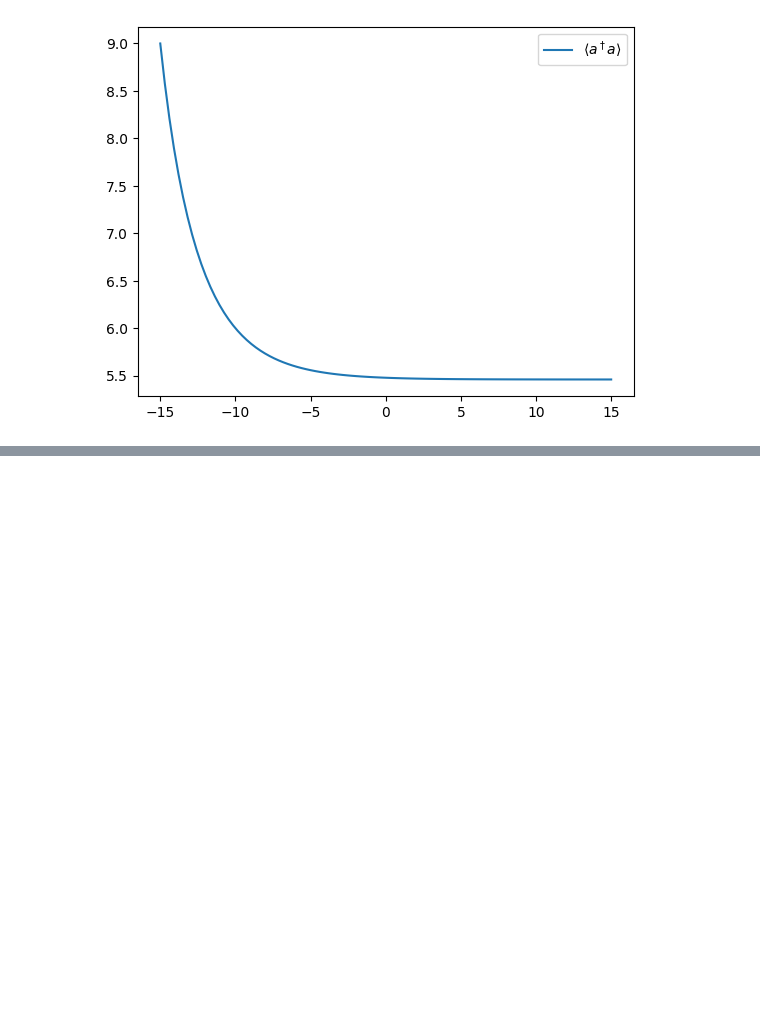
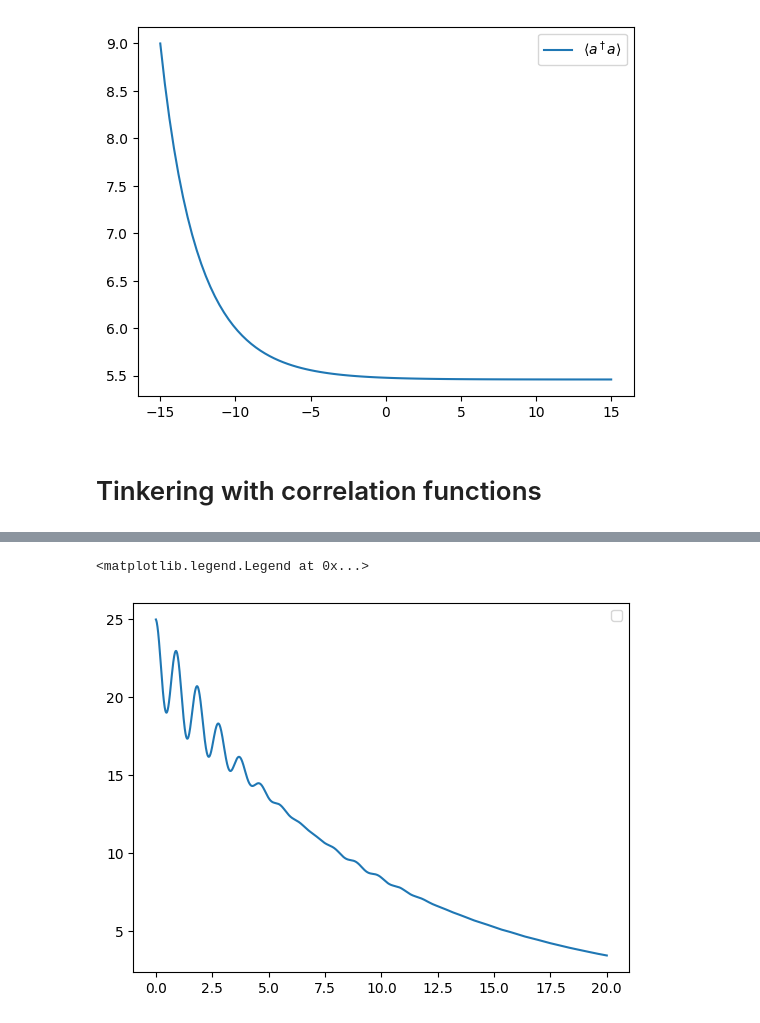
Before and after one commit to MechanicalPenguin225/quandelight, a Jupyter notebook: notebooks/discovering_qutip.ipynb, the cells around one changed output, grey strips where cells are left out. Drawn from its saved outputs; the diff is of its cells as text; code cells hidden in the pictures; blank space fills up the shorter version.

Commit message:
Updated notebooks (tinkering)

```diff
--- a/notebooks/discovering_qutip.ipynb
+++ b/notebooks/discovering_qutip.ipynb
@@ -194,3 +194,28 @@ ax.legend()
 # %% [output]
 <matplotlib.legend.Legend at 0x...>
 [figure]
+# %% [markdown]
+# Tinkering with correlation functions
+# %%
+t = np.linspace(0.0, 20.0, 2001)
+
+psi0 = tensor(fock(2,0), fock(10, 5))
+
+a  = tensor(qeye(2), destroy(10))
+ada = a.dag()*a
+
+sm = tensor(destroy(2), qeye(10))
+
+H = 2 * np.pi * a.dag() * a + 2 * np.pi * sm.dag() * sm + 2 * np.pi * 0.25 * (sm * a.dag() + sm.dag() * a)
+c_ops = [np.sqrt(0.1)*a]
+
+result = mesolve(H, psi0, times, c_ops, [a.dag()*a, sm.dag()*sm])
+
+corr1 = correlation_2op_1t(H, psi0, t, c_ops, ada, ada)
+
+
+
+fig, ax = plt.subplots()
+ax.plot(t, np.real(corr1))
+ax.legend()
+# %% [output]
@@ -196,0 +223,2 @@ ax.legend()
+<matplotlib.legend.Legend at 0x...>
+[figure, added]
```
Also changed, not shown: parts of 2 cells of this notebook, 1 other file.
